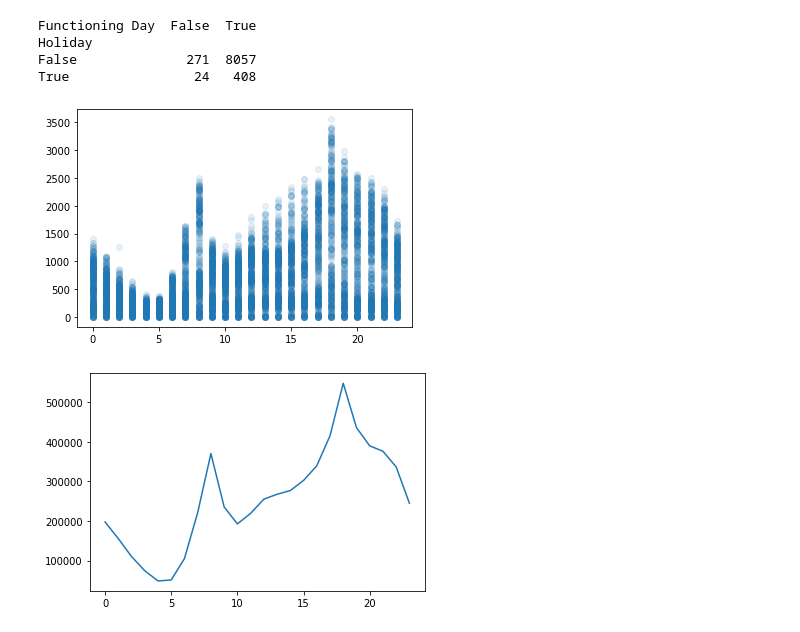
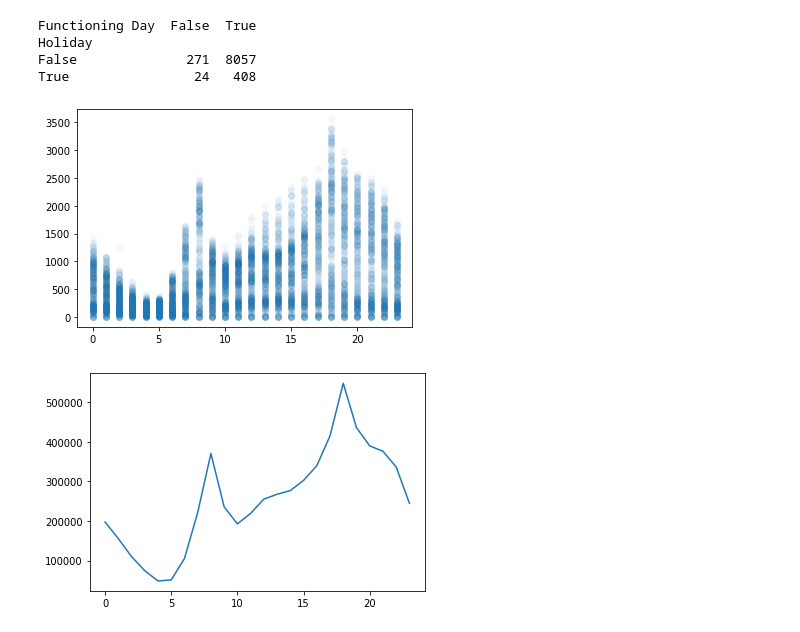
Before and after one commit to R0go/Bikes, a Jupyter notebook: Bikes_project.ipynb, the cells around one changed output. Saved outputs shown, nothing was run; the diff lists cells and outputs as text; code cells hidden in the pictures.

```diff
--- a/Bikes_project.ipynb
+++ b/Bikes_project.ipynb
@@ -205,0 +210,3 @@ print(len(bikes_df[bikes_df['Functioning Day'] == False]))
+# %%
+
+bikes_df['Month'] = pd.DatetimeIndex(bikes_df['Date']).month
@@ -226,10 +253,10 @@ Holiday
 False              271  8057
 True                24   408
 # %%
-plt.scatter(data=bikes_df, x='Hour', y='Rented Bike Count', alpha=0.1)
+plt.scatter(data=bikes_df, x='Hour', y='Rented Bike Count', alpha=0.04)
 plt.show()
 # %% [output]
-[figure, old version]
+[figure, new version]
 # %%
 grouping = bikes_df[['Hour','Rented Bike Count']].groupby(['Hour']).sum().reset_index()
 plt.plot(grouping['Hour'], grouping['Rented Bike Count'])
```
Also changed, not shown: parts of 4 cells of this notebook.
